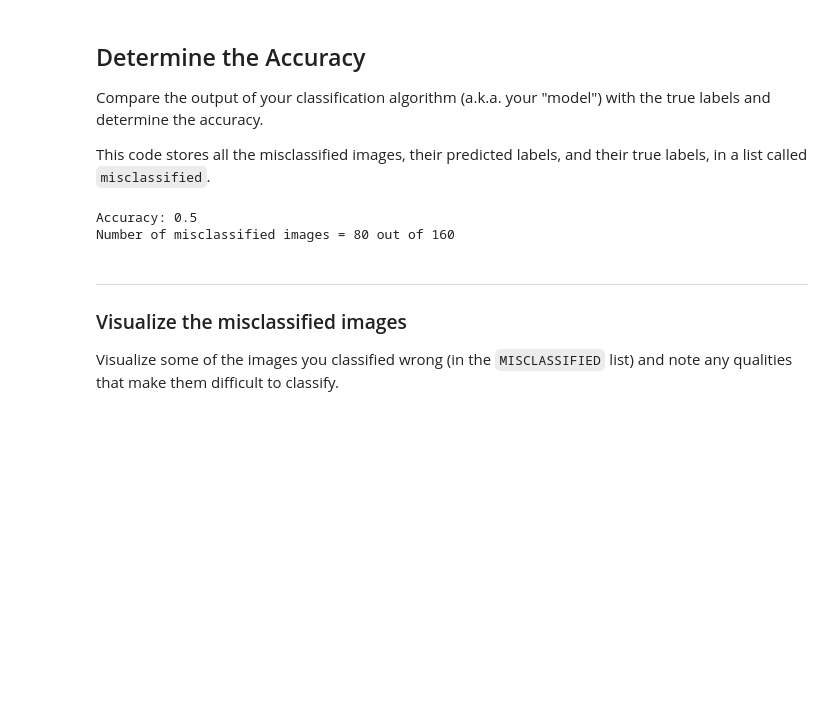
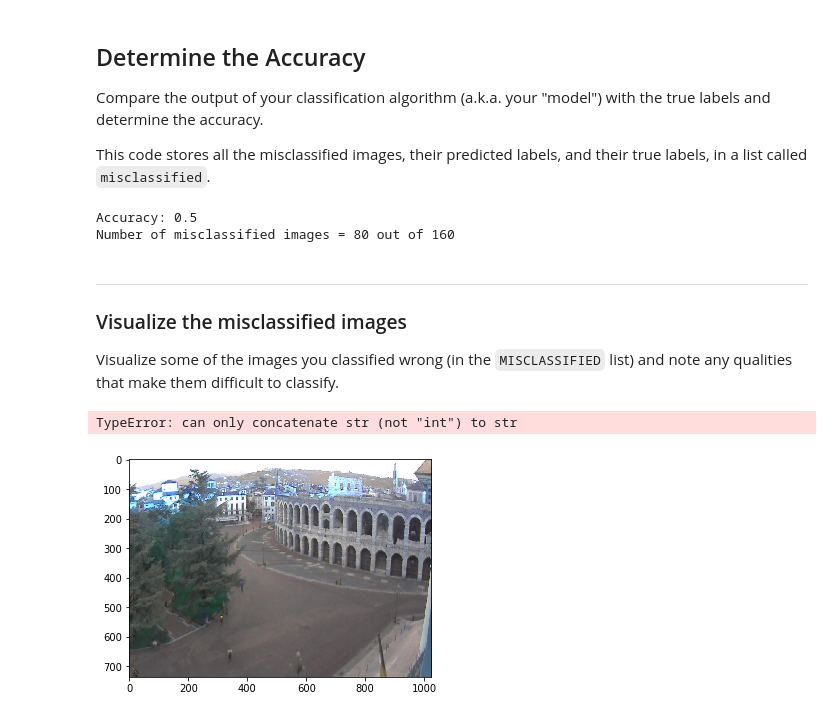
Before and after one commit to A01374974/Vision2020, a Jupyter notebook: A1-Image-Classifier/A1. CV. Basic Image Classification.ipynb, the cells around one changed output. Saved outputs shown, nothing was run; the diff lists cells and outputs as text; code cells hidden in the pictures; blank space fills up the shorter version.

```diff
--- a/A1-Image-Classifier/A1. CV. Basic Image Classification.ipynb
+++ b/A1-Image-Classifier/A1. CV. Basic Image Classification.ipynb
@@ -255,4 +255,10 @@ Visualize some of the images you classified wrong (in the `MISCLASSIFIED` list)
 # %%
 # Visualize misclassified example(s)
 ## TODO: Display an image in the `MISCLASSIFIED` list
 ## TODO: Print out its predicted label - to see what the image *was* incorrectly classified as5
+im=MISCLASSIFIED[3][0]
+plt.imshow(im)
+print("predicted label:"+MISCLASSIFIED[3][1] )
+# %% [output]
+TypeError: can only concatenate str (not "int") to str
+[figure, added]
```
